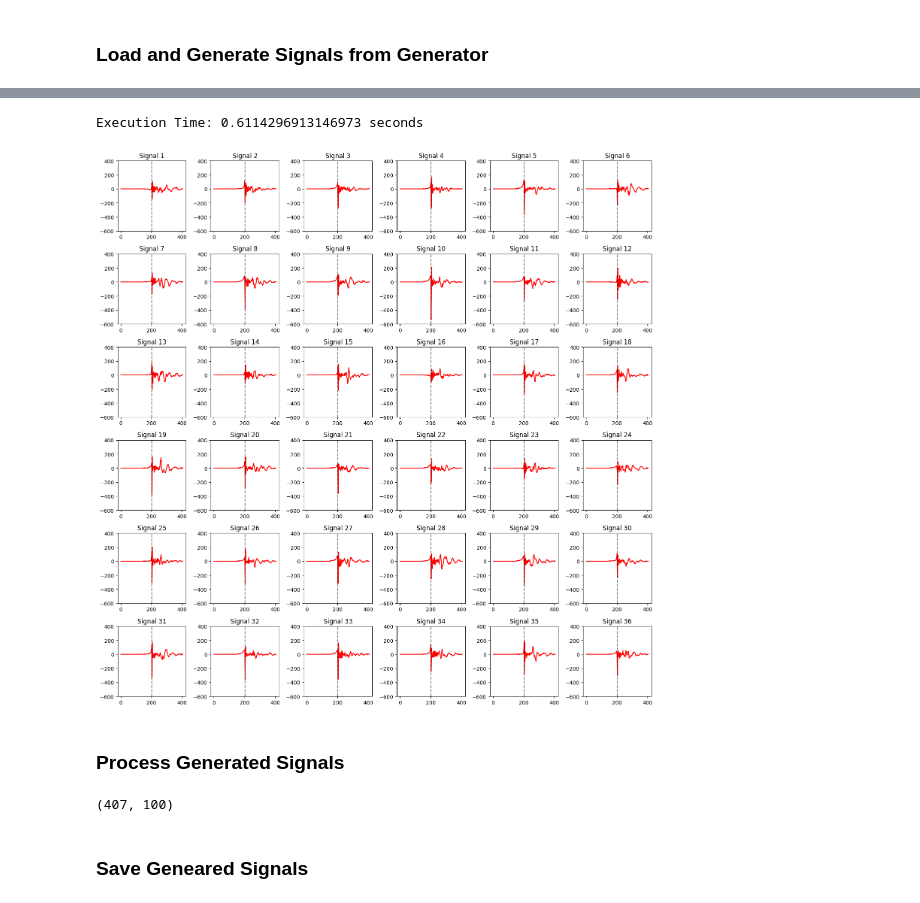
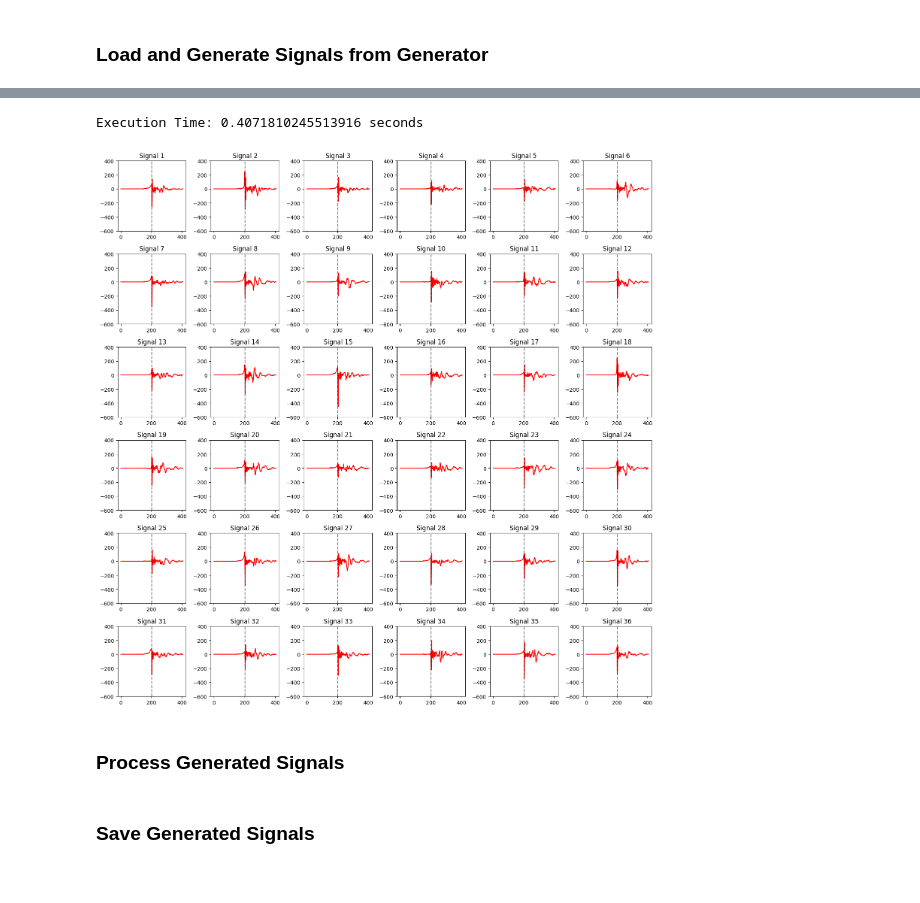
Before and after one commit to the-tarin/gw-generative-models, a Jupyter notebook: signal-generator/signal-generator.ipynb, the cells around one changed output, grey strips where cells are left out. Cells and saved outputs as stored; diff of their text form; code cells hidden in the pictures.

Commit message:
save generated signals, use generate with no gradient

```diff
--- a/signal-generator/signal-generator.ipynb
+++ b/signal-generator/signal-generator.ipynb
@@ -122,58 +122,54 @@ fixed_noise = torch.randn(number_of_signals, nz, 1, device=device)
 
 # generate fake signals, record computing time
 start_time = time.time()
-fake_signals = signal_generator(fixed_noise).detach().cpu()
+with torch.no_grad():
+    generated_signals = signal_generator(fixed_noise).detach().cpu()
 end_time = time.time()
 
 execution_time = end_time - start_time
 print("Execution Time:", execution_time, "seconds")
 # %% [output]
-Execution Time: 0.6114296913146973 seconds
+Execution Time: 0.4071810245513916 seconds
 # %%
-with torch.no_grad():
-    fake_signals = signal_generator(fixed_noise).detach().cpu()
-    fig, axes = plt.subplots(6, 6, figsize=(15, 15))
+fig, axes = plt.subplots(6, 6, figsize=(15, 15))
+axes = axes.flatten()
 
-    axes = axes.flatten()
+# plot each signal on a separate subplot
+for i, ax in enumerate(axes):
+    x = np.arange(407)
+    y = generated_signals[i, :, :].flatten()
+    y = y * scaling_factor
+    y = y * dataset_std + dataset_mean
+    background_noise_generated = np.random.normal(0, 0, int(407-256))
+    y = np.concatenate((background_noise_generated, y))
+    ax.plot(x, y, color = 'red')
 
-    # plot each signal on a separate subplot
-    for i, ax in enumerate(axes):
-        x = np.arange(407)
-        y = fake_signals[i, :, :].flatten()
-        y = y * scaling_factor
-        y = y * dataset_std + dataset_mean
-        background_noise_generated = np.random.normal(0, 0, int(407-256))
-        y = np.concatenate((background_noise_generated, y))
-        ax.plot(x, y, color = 'red')
+    ax.axvline(x=203, color='black', linestyle='--', alpha=0.5)
+    ax.set_title(f'Signal {i+1}')
+    ax.grid(False)
+    ax.set_ylim([-600, 400])
 
-        ax.axvline(x=203, color='black', linestyle='--', alpha=0.5)
-        ax.set_title(f'Signal {i+1}')
-        ax.grid(False)
-        ax.set_ylim([-600, 400])
+for i in range(512, 8*4):
+    fig.delaxes(axes[i])
 
-    for i in range(512, 8*4):
-        fig.delaxes(axes[i])
-
-    plt.tight_layout()
-    plt.show()
+plt.tight_layout()
+plt.show()
 # %% [output]
-[figure, old version]
+[figure, new version]
 # %% [markdown]
 ### Process Generated Signals
 # %%
-fake_signals_array = np.empty((407, 0))
+generated_signals_array = np.empty((407, 0))
 
-for i in range(fake_signals.size(0)):
-    y = fake_signals[i, :, :].flatten()
+for i in range(generated_signals.size(0)):
+    y = generated_signals[i, :, :].flatten()
     y = y * scaling_factor
     y = y * dataset_std + dataset_mean
     background_noise_generated = np.random.normal(0.7490436138169922, 0.5795271002348499, int(407-256))
     y = np.concatenate((background_noise_generated, y))
     y = y.reshape(-1, 1)
 
-    fake_signals_array = np.concatenate((fake_signals_array, y), axis=1)
+    generated_signals_array = np.concatenate((generated_signals_array, y), axis=1)
-# %% [output]
-(407, 100)
 # %% [markdown]
-### Save Geneared Signals
+### Save Generated Signals
 # %%
```
Also changed, not shown: parts of 1 cell of this notebook.
